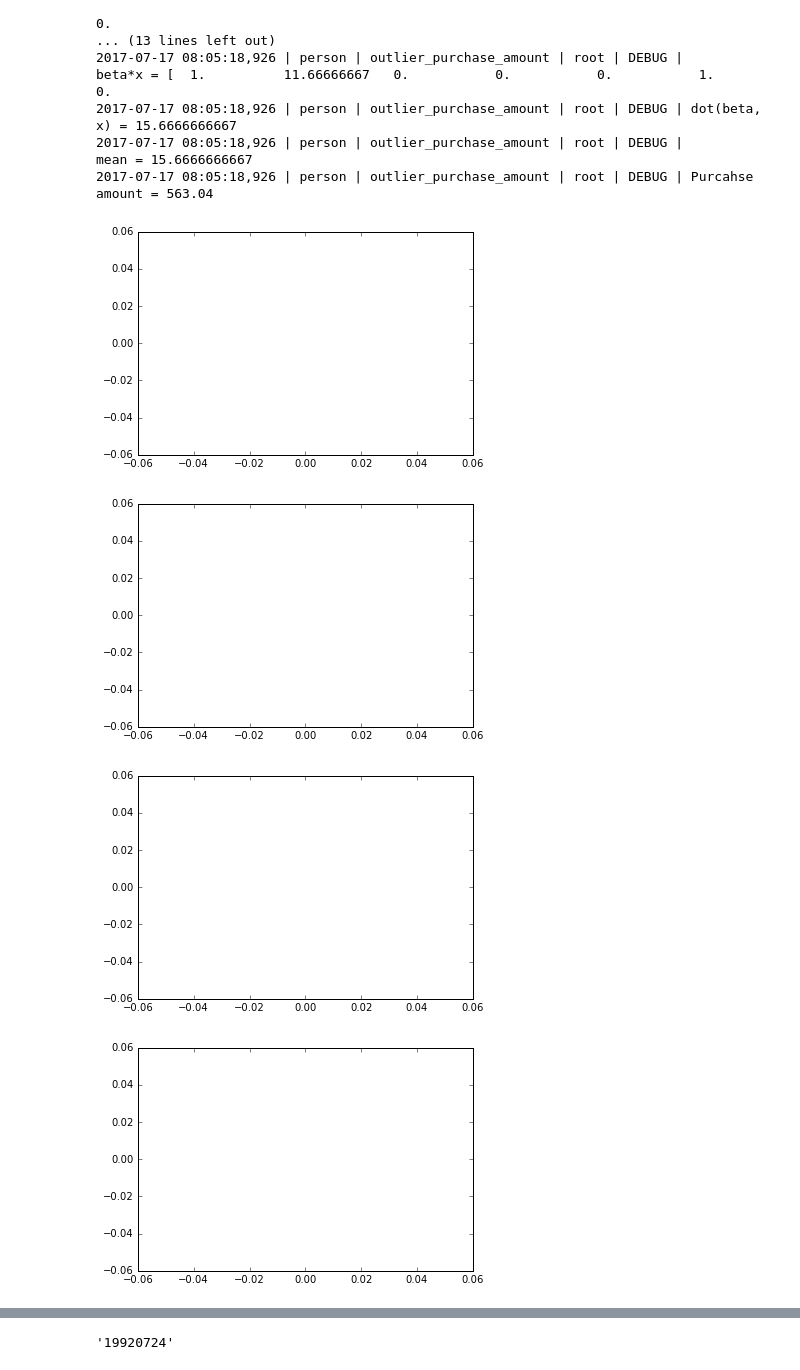
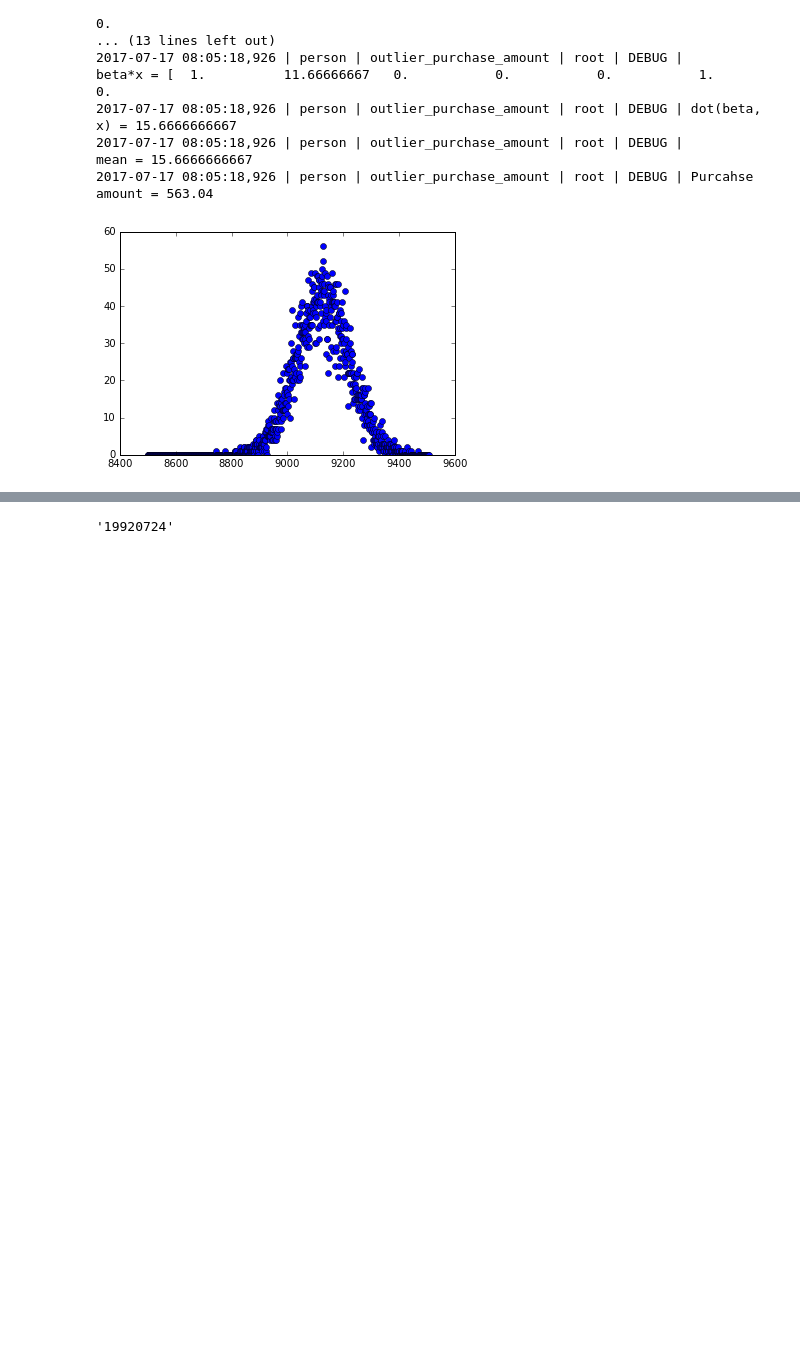
Before and after one commit to rwsharp/decisions, a Jupyter notebook: Response Tuning - purchase_amount.ipynb, the cells around one changed output, grey strips where cells are left out. Cells and saved outputs as stored; diff of their text form; code cells hidden in the pictures; blank space fills up the shorter version.

```diff
--- a/Response Tuning - purchase_amount.ipynb
+++ b/Response Tuning - purchase_amount.ipynb
@@ -286,19 +286,16 @@ g_inv(0.01)/float(1*24*30)
 # %%
 from collections import Counter
 
-for lam in range(365*1, 365*1 + 1, 1000):
+for lam in range(365*25, 365*25 + 1, 1000):
     size = 10000
     sample = np.random.poisson(lam, size)
 
     h = Counter(sample)
 
     x = range(8500, max(h))
     y = [h.get(xi, 0) for xi in x]
 
     plt.plot(x, y, 'o')
     plt.show()
 # %% [output]
-[figure, old version]
+[figure, new version]
-[figure, removed]
-[figure, removed]
-[figure, removed]
```
Also changed, not shown: parts of 5 cells of this notebook, 3 other files.
